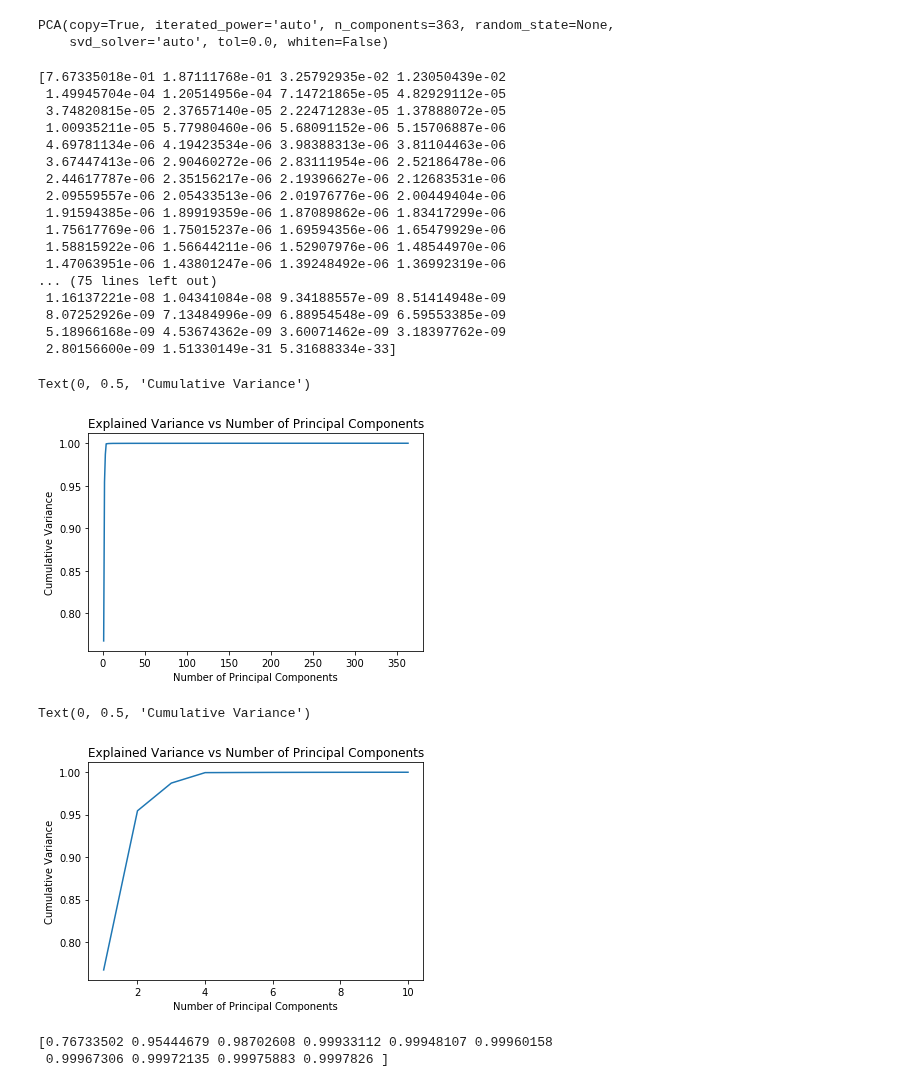
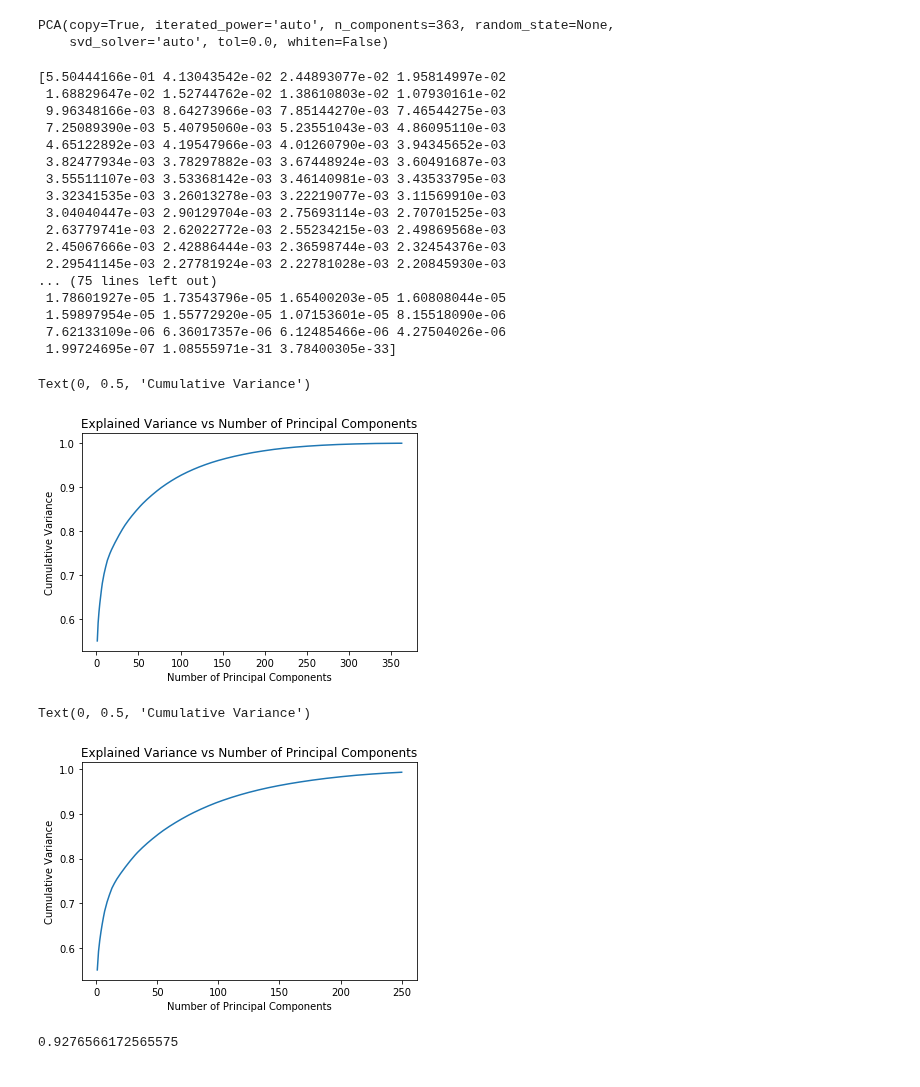
Before and after one commit to realmanisingh/population-segmentation, a Jupyter notebook: clustering.ipynb, the cells around one changed output. Cells and saved outputs as stored; diff of their text form; code cells hidden in the pictures.

```diff
--- a/clustering.ipynb
+++ b/clustering.ipynb
@@ -41,18 +41,29 @@ customer_data.head()
 | 3 | 1 | 1.0 | 8.0 | 8.0 | 0.0 | -1.0 | 0.0 | ... |
 | 4 | -1 | 1.0 | 20.0 | 14.0 | 7.0 | 0.0 | 0.0 | ... |
 5 rows × 364 columns
+# %%
+# Normalzing the data so that every column is on a 0 to 1 scale
+
+# Importing the scaler
+from sklearn.preprocessing import MinMaxScaler
+
+# Creating the scaler
+scaler = MinMaxScaler()
+
+# Fitting the scaler to the customer data and transforming
+customer_data_scaled = scaler.fit_transform(customer_data)
 # %%
 # import the PCA class from scikit learn
 from sklearn.decomposition import PCA
 
 # Defining the maximum number of principal components to fit the model
-num_components = len(list(customer_data.columns)) -1
+num_components = len(list(customer_data.columns)) - 1
 
 # Creating a PCA model
 pca = PCA(n_components=num_components)
 
 # Fitting the PCA model
-pca.fit(customer_data)
+pca.fit(customer_data_scaled)
 # %% [output]
 PCA(copy=True, iterated_power='auto', n_components=363, random_state=None,
     svd_solver='auto', tol=0.0, whiten=False)
@@ -60,23 +71,23 @@ PCA(copy=True, iterated_power='auto', n_components=363, random_state=None,
 explained_variance_ratio = pca.explained_variance_ratio_
 print(explained_variance_ratio)
 # %% [output]
-[7.67335018e-01 1.87111768e-01 3.25792935e-02 1.23050439e-02
- 1.49945704e-04 1.20514956e-04 7.14721865e-05 4.82929112e-05
- 3.74820815e-05 2.37657140e-05 2.22471283e-05 1.37888072e-05
- 1.00935211e-05 5.77980460e-06 5.68091152e-06 5.15706887e-06
- 4.69781134e-06 4.19423534e-06 3.98388313e-06 3.81104463e-06
- 3.67447413e-06 2.90460272e-06 2.83111954e-06 2.52186478e-06
- 2.44617787e-06 2.35156217e-06 2.19396627e-06 2.12683531e-06
- 2.09559557e-06 2.05433513e-06 2.01976776e-06 2.00449404e-06
- 1.91594385e-06 1.89919359e-06 1.87089862e-06 1.83417299e-06
- 1.75617769e-06 1.75015237e-06 1.69594356e-06 1.65479929e-06
- 1.58815922e-06 1.56644211e-06 1.52907976e-06 1.48544970e-06
- 1.47063951e-06 1.43801247e-06 1.39248492e-06 1.36992319e-06
+[5.50444166e-01 4.13043542e-02 2.44893077e-02 1.95814997e-02
+ 1.68829647e-02 1.52744762e-02 1.38610803e-02 1.07930161e-02
+ 9.96348166e-03 8.64273966e-03 7.85144270e-03 7.46544275e-03
+ 7.25089390e-03 5.40795060e-03 5.23551043e-03 4.86095110e-03
+ 4.65122892e-03 4.19547966e-03 4.01260790e-03 3.94345652e-03
+ 3.82477934e-03 3.78297882e-03 3.67448924e-03 3.60491687e-03
+ 3.55511107e-03 3.53368142e-03 3.46140981e-03 3.43533795e-03
+ 3.32341535e-03 3.26013278e-03 3.22219077e-03 3.11569910e-03
+ 3.04040447e-03 2.90129704e-03 2.75693114e-03 2.70701525e-03
+ 2.63779741e-03 2.62022772e-03 2.55234215e-03 2.49869568e-03
+ 2.45067666e-03 2.42886444e-03 2.36598744e-03 2.32454376e-03
+ 2.29541145e-03 2.27781924e-03 2.22781028e-03 2.20845930e-03
 ... (75 lines left out)
- 1.16137221e-08 1.04341084e-08 9.34188557e-09 8.51414948e-09
- 8.07252926e-09 7.13484996e-09 6.88954548e-09 6.59553385e-09
- 5.18966168e-09 4.53674362e-09 3.60071462e-09 3.18397762e-09
- 2.80156600e-09 1.51330149e-31 5.31688334e-33]
+ 1.78601927e-05 1.73543796e-05 1.65400203e-05 1.60808044e-05
+ 1.59897954e-05 1.55772920e-05 1.07153601e-05 8.15518090e-06
+ 7.62133109e-06 6.36017357e-06 6.12485466e-06 4.27504026e-06
+ 1.99724695e-07 1.08555971e-31 3.78400305e-33]
 # %%
 # Getting an array of the cumulative sum of explained variance ratios in order to visualize the number of components needed
 explained_var_cumulative = np.cumsum(explained_variance_ratio)
@@ -91,19 +102,18 @@ plt.xlabel("Number of Principal Components")
 plt.ylabel("Cumulative Variance")
 # %% [output]
 Text(0, 0.5, 'Cumulative Variance')
-[figure, old version]
+[figure, new version]
 # %%
 # Decreasing the number of principal components in order to see the elbow more clearly
-plt.plot(x_axis[:10], explained_var_cumulative[:10])
+plt.plot(x_axis[:250], explained_var_cumulative[:250])
 plt.title("Explained Variance vs Number of Principal Components")
 plt.xlabel("Number of Principal Components")
 plt.ylabel("Cumulative Variance")
 # %% [output]
 Text(0, 0.5, 'Cumulative Variance')
-[figure, old version]
+[figure, new version]
 # %%
-print(explained_var_cumulative[0:10])
+print(explained_var_cumulative[100])
 # %% [output]
-[0.76733502 0.95444679 0.98702608 0.99933112 0.99948107 0.99960158
- 0.99967306 0.99972135 0.99975883 0.9997826 ]
+0.9276566172565575
 # %%
```
Also changed, not shown: parts of 7 cells of this notebook.
